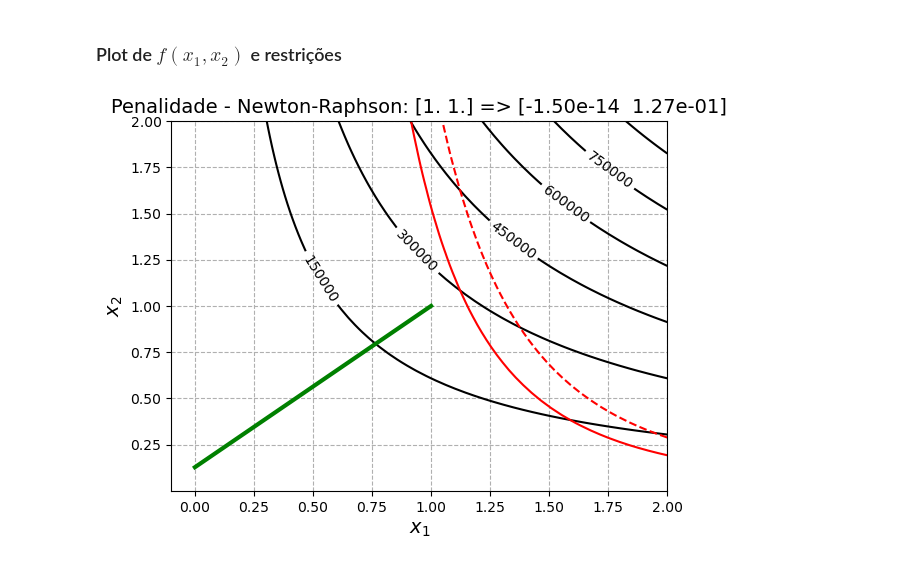
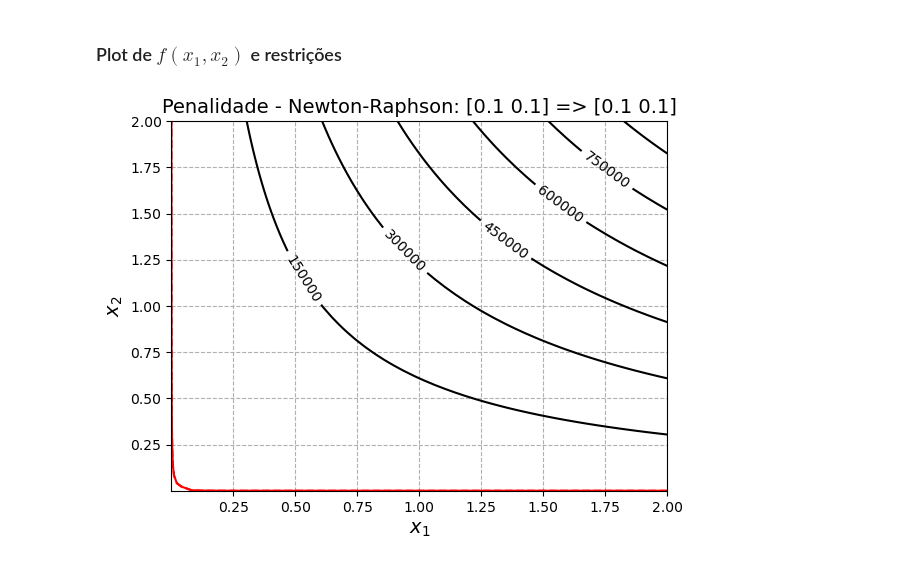
Before and after one commit to gustgs/OtimizacaoMEC2403, a Jupyter notebook: Trabalho2/trabalho2_Prob04_penalidade_v2.ipynb, the cells around one changed output. Drawn from its saved outputs; the diff is of its cells as text; code cells hidden in the pictures.

```diff
--- a/Trabalho2/trabalho2_Prob04_penalidade_v2.ipynb
+++ b/Trabalho2/trabalho2_Prob04_penalidade_v2.ipynb
@@ -10,7 +10,7 @@ import numdifftools as nd
 ### Definição do Ponto Inicial
 # %%
 #exterior
-x = np.array([1., 1.])
+x = np.array([0.1, 0.1])
 
 #interior
 #x = np.array([4., 25.])
@@ -122,8 +122,8 @@ def cl1(x):
     return P - np.pi**2*E*I/(4*L**2)
 
 def grad_cl1(x):
-    P = 100000
-    E = 210
+    P = 100E+3
+    E = 210E+9
     I = np.pi*x[0]**3*x[1]
     L = 5
     dI0 = 3*np.pi*x[0]**2*x[1]
@@ -134,8 +134,8 @@ def grad_cl1(x):
     return np.array([a, b])
 
 def hess_cl1(x):
-    P = 100000
-    E = 210
+    P = 100E+3
+    E = 210E+9
     I = np.pi*x[0]**3*x[1]
     L = 5
     dI0 = 3*np.pi*x[0]**2*x[1]
@@ -160,25 +160,24 @@ def hess_cl1(x):
 
 ##RESTRICAO 2
 def cl2(x):
-    P = 100
-    E = 210
+    P = 100E+3
+    E = 210E+9
     e = 0.02*x[0]
     c = x[0] + x[1]/2
     L = 5
     I = np.pi*x[0]**3*x[1]
     A = 2*np.pi*x[0]*x[1]
     k = np.sqrt(I/A)
-    sigmaA = 250
+    sigmaA = 250E+6
 
     return (P/A)*(1 + e*c*(1/np.cos(L*np.sqrt(P/(E*A))/k))/(k**2)) - sigmaA
 
 def grad_cl2(x):
-
-    P = 100
+    P = 100E+3
+    E = 210E+9
     C = 0.02
     #e = 0.02*x[0]
     L = 5
-    E = 210
     #extraido do sympy
     a = P*(-3*C*L*np.sqrt(P/(E*np.pi*x[0]*x[1]))*(x[0] + x[1]/2)*np.sin(L*np.sqrt(P/(E*np.pi*x[0]*x[1]))/np.sqrt(x[0]**2))/(x[0]**2*np.sqrt(x[0]**2)*np.cos(L*np.sqrt(P/(E*np.pi*x[0]*x[1]))/np.sqrt(x[0]**2))**2) + 2*C/(x[0]*np.cos(L*np.sqrt(P/(E*np.pi*x[0]*x[1]))/np.sqrt(x[0]**2))) - 2*C*(x[0] + x[1]/2)/(x[0]**2*np.cos(L*np.sqrt(P/(E*np.pi*x[0]*x[1]))/np.sqrt(x[0]**2))))/(2*np.pi*x[0]*x[1]) - P*(2*C*(x[0] + x[1]/2)/(x[0]*np.cos(L*np.sqrt(P/(E*np.pi*x[0]*x[1]))/np.sqrt(x[0]**2))) + 1)/(2*np.pi*x[0]**2*x[1])
     b = P*(-C*L*np.sqrt(P/(E*np.pi*x[0]*x[1]))*(x[0] + x[1]/2)*np.sin(L*np.sqrt(P/(E*np.pi*x[0]*x[1]))/np.sqrt(x[0]**2))/(x[0]*x[1]*np.sqrt(x[0]**2)*np.cos(L*np.sqrt(P/(E*np.pi*x[0]*x[1]))/np.sqrt(x[0]**2))**2) + C/(x[0]*np.cos(L*np.sqrt(P/(E*np.pi*x[0]*x[1]))/np.sqrt(x[0]**2))))/(2*np.pi*x[0]*x[1]) - P*(2*C*(x[0] + x[1]/2)/(x[0]*np.cos(L*np.sqrt(P/(E*np.pi*x[0]*x[1]))/np.sqrt(x[0]**2))) + 1)/(2*np.pi*x[0]*x[1]**2)
@@ -186,8 +185,8 @@ def grad_cl2(x):
     return np.array([a, b])
 
 def hess_cl2(x):
-    P = 100
-    E = 210
+    P = 100E+3
+    E = 210E+9
     C = 0.02
     # e = C*x[0]
     L = 5
@@ -203,9 +202,9 @@ def hess_cl2(x):
 
 ##RESTRICAO 3
 def cl3(x):
-    P = 100
+    P = 100E+3
+    E = 210E+9
     L = 5
-    E = 210
     I = np.pi*x[0]**3*x[1]
     delta = 0.25
     e = 0.02*x[0]
@@ -213,8 +212,8 @@ def cl3(x):
 
 def grad_cl3(x):
     #extraido do sympy
-    P = 100
-    E = 210
+    P = 100E+3
+    E = 210E+9
     C = 0.02
     # e = C*x[0]
     L = 5
@@ -227,9 +226,9 @@ def grad_cl3(x):
 
 def hess_cl3(x):
     #extraido do sympy
-    P = 100
+    P = 100E+3
+    E = 210E+9
     L = 5
-    E = 210
     C = 0.02
     #e = C*x[0]
 
@@ -313,8 +312,8 @@ X3 = cl1([X1,X2])
 #plt.contourf(X1, X2, X3, [-1000,0], colors='r', alpha=0.15)
 plt.contour(X1, X2, X3, [0], colors='r')
 
-# X3 = cl2([X1,X2])
-# plt.contour(X1, X2, X3, [0], colors='b')
+X3 = cl2([X1,X2])
+plt.contour(X1, X2, X3, [0], colors='b')
 
 # X3 = cl3([X1,X2])
 # plt.contour(X1, X2, X3, [0], colors='c')
@@ -576,8 +534,8 @@ plt.show()
 # %% [markdown]
 ### Plot de $f(x_1, x_2)$ e restrições
 # %%
-x1 = np.linspace(0.0001,2)
-x2 = np.linspace(0.0001,2)
+x1 = np.linspace(0.0000001,2)
+x2 = np.linspace(0.0000001,2)
 X1, X2 = np.meshgrid(x1, x2)
 levellist = [5,15,25,35,45,55,65]
 
@@ -602,31 +560,31 @@ plt.contour(X1, X2, X3, [-50,0], colors='r')
 # X3 = cl2([X1,X2])
 # plt.contour(X1, X2, X3, [0], colors='b')
 
 # X3 = cl3([X1,X2])
 # plt.contour(X1, X2, X3, [0], colors='c')
 
 # # X3 = cl4([X1,X2])
 # # plt.contourf(X1, X2, X3, [-10000, 0], colors='m', alpha=0.15)
 
 # X3 = cl5([X1,X2])
 # plt.contour(X1, X2, X3, [0], colors='y')
 
 # X3 = cl6([X1,X2])
 # plt.contour(X1, X2, X3, [0], colors='brown')
 
 x = []
 y = []
 for P in listP_OCR:
     x.append(P[0])
     y.append(P[1])
 
 ax.plot(x, y, color='g', linewidth='3')
 ax.set_xlabel('$x_1$', fontsize='14')
 ax.set_ylabel('$x_2$', fontsize='14')
 ax.set_ylim(0.0001, 2)
 ax.grid(linestyle='--')
 titulo = n_met_ocr + ' - ' + n_met + ': ' + np.array2string(listP_OCR[0], precision = 2, separator=' ') + ' => ' + np.array2string(listP_OCR[-1], precision = 2, separator=' ')
 ax.set_title(titulo, fontsize='14')
 plt.show()
 # %% [output]
-[figure, old version]
+[figure, new version]
```
Also changed, not shown: parts of 5 cells of this notebook.
